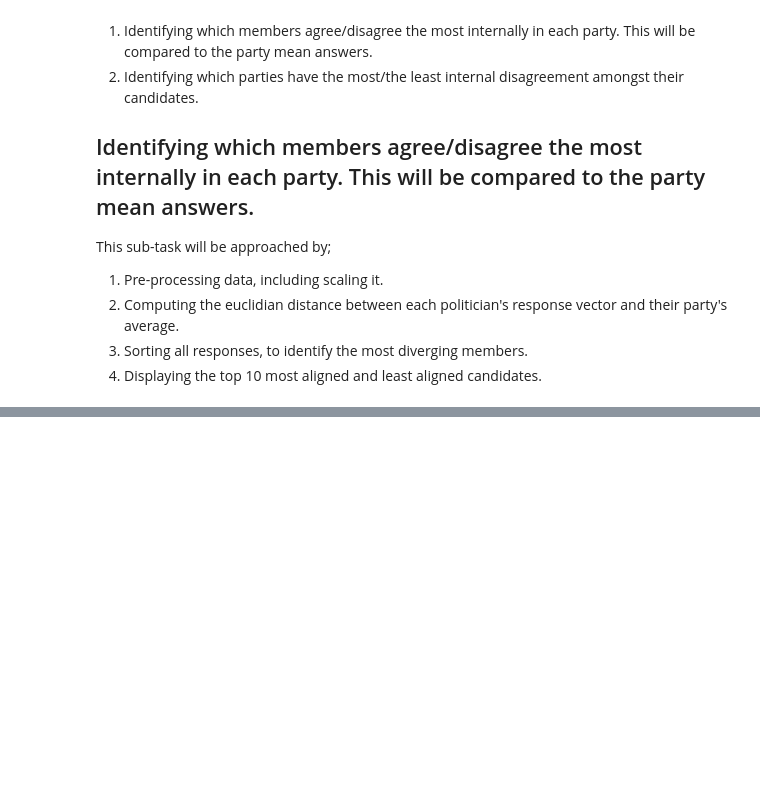
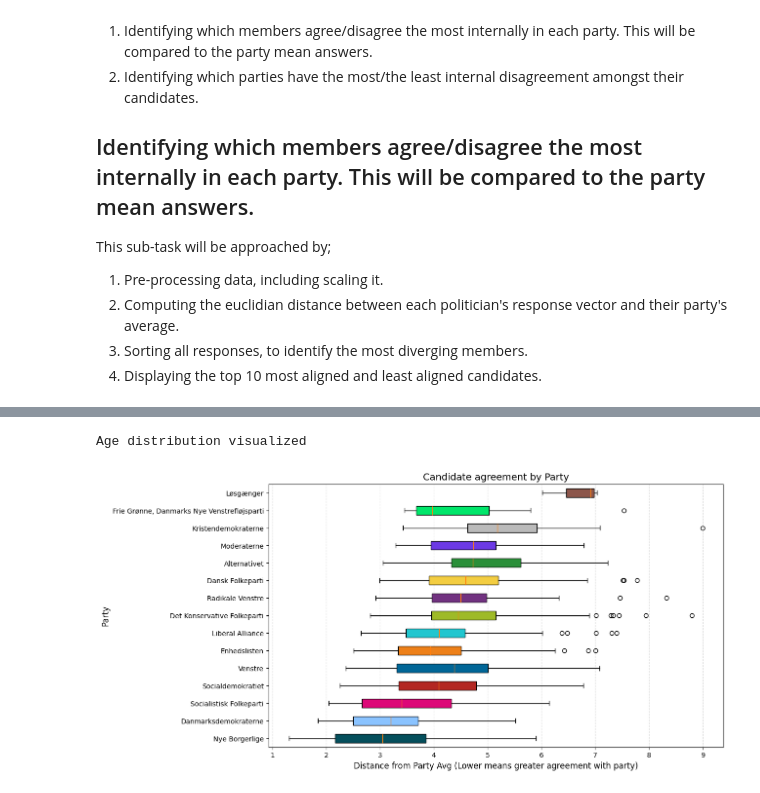
Before and after one commit to Dogmeat2000/MAL1-Python, a Jupyter notebook: Assignment 6/6. Candidate Test 2022 II.ipynb, the cells around one changed output, grey strips where cells are left out. Saved outputs shown, nothing was run; the diff lists cells and outputs as text; code cells hidden in the pictures; blank space fills up the shorter version.

```diff
--- a/Assignment 6/6. Candidate Test 2022 II.ipynb
+++ b/Assignment 6/6. Candidate Test 2022 II.ipynb
@@ -734,0 +729,22 @@ Top 10 least aligned (in agreement) members with each party's average responses:
+# %%
+# Box-plotting the candidate agreeableness:
+print("\nAge distribution visualized")
+parties = distance_df_sorted['parti'].unique()
+data = [distance_df_sorted.loc[distance_df_sorted['parti'] == party, 'distance_to_party_mean'] for party in parties]
+
+plt.figure(figsize=(12, 7))
+box = plt.boxplot(data, vert=False, patch_artist=True, tick_labels=parties)
+
+for patch, label in zip(box['boxes'], parties):
+    color = party_colors.get(label, "#7f7f7f")
+    patch.set_facecolor(color)
+
+plt.xlabel("Distance from Party Avg (Lower means greater agreement with party avg)", fontsize=12)
+plt.ylabel("Party", fontsize=12)
+plt.title("Candidate agreement by Party", fontsize=14)
+plt.grid(axis="x", linestyle="--", alpha=0.7)
+
+plt.show()
+# %% [output]
+Age distribution visualized
+[figure, added]
```
Also changed, not shown: parts of 7 cells of this notebook.
